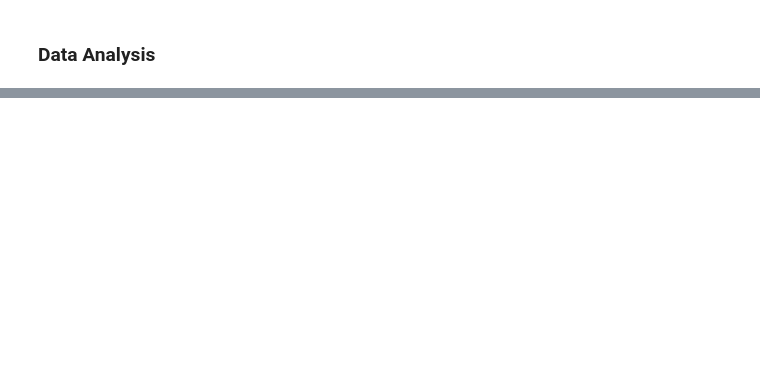
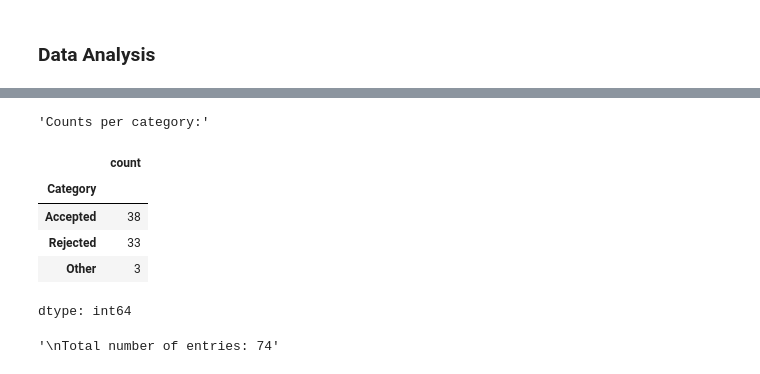
Before and after one commit to Pubudu-98/Colab, a Jupyter notebook: Atlas_lab_data_labeled_samples_EDA.ipynb, the cells around one changed output, grey strips where cells are left out. Saved outputs shown, nothing was run; the diff lists cells and outputs as text; code cells hidden in the pictures; blank space fills up the shorter version.

```diff
--- a/Atlas_lab_data_labeled_samples_EDA.ipynb
+++ b/Atlas_lab_data_labeled_samples_EDA.ipynb
@@ -92,0 +87,17 @@ fig.show()
+# %%
+# Display the counts for each category
+display("Counts per category:")
+display(category_counts)
+
+# Calculate and display the total count
+total_count = df.shape[0]
+display(f"\nTotal number of entries: {total_count}")
+# %% [output]
+'Counts per category:'
+|  | count |
+| Category |  |
+| Accepted | 38 |
+| Rejected | 33 |
+| Other | 3 |
+dtype: int64
+'\nTotal number of entries: 74'
```
Also changed, not shown: parts of 9 cells of this notebook.
